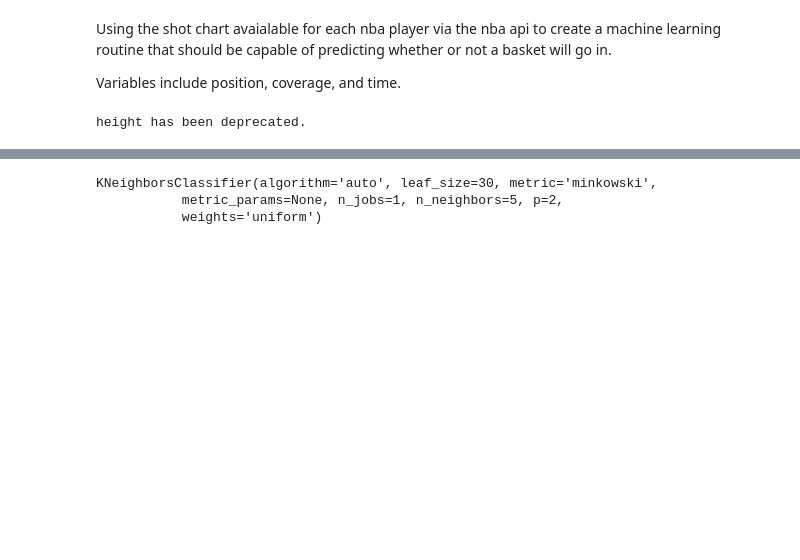
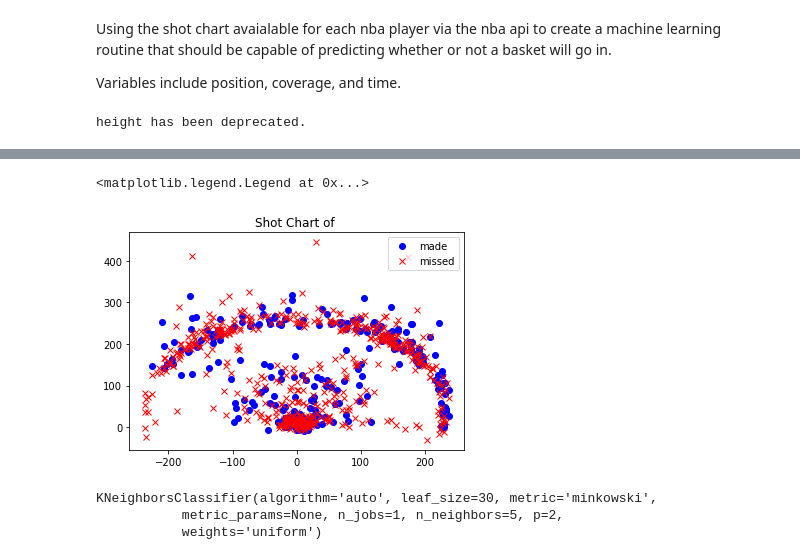
Before and after one commit to nkasmanoff/MLstuff, a Jupyter notebook: Phys476/project/Shot chart shots.ipynb, the cells around one changed output, grey strips where cells are left out. Cells and saved outputs as stored; diff of their text form; code cells hidden in the pictures; blank space fills up the shorter version.

Commit message:
nice function and plots.

```diff
--- a/Phys476/project/Shot chart shots.ipynb
+++ b/Phys476/project/Shot chart shots.ipynb
@@ -64,3 +78,20 @@ spencertable.head()
+# %%
+makes = spencertable.loc[spencertable['EVENT_TYPE_Missed Shot'] == 0]
+misses = spencertable.loc[spencertable['EVENT_TYPE_Missed Shot'] == 1]
+makepos = makes[['LOC_X','LOC_Y']].values
+xmade = makes['LOC_X'].values
+ymade = makes['LOC_Y'].values
+xmissed = misses['LOC_X'].values
+ymissed = misses['LOC_Y'].values
+missespos = misses[['LOC_X','LOC_Y']].values
+# %%
+plt.plot(xmade,ymade,'bo',label = 'made')
+plt.plot(xmissed,ymissed,'rx',label = 'missed')
+plt.title("Shot Chart of " + str())
+plt.legend()
+# %% [output]
+<matplotlib.legend.Legend at 0x...>
+[figure, added]
 # %%
 from sklearn import preprocessing, cross_validation, neighbors
 # %%
```
Also changed, not shown: parts of 2 cells of this notebook, 2 other files.
